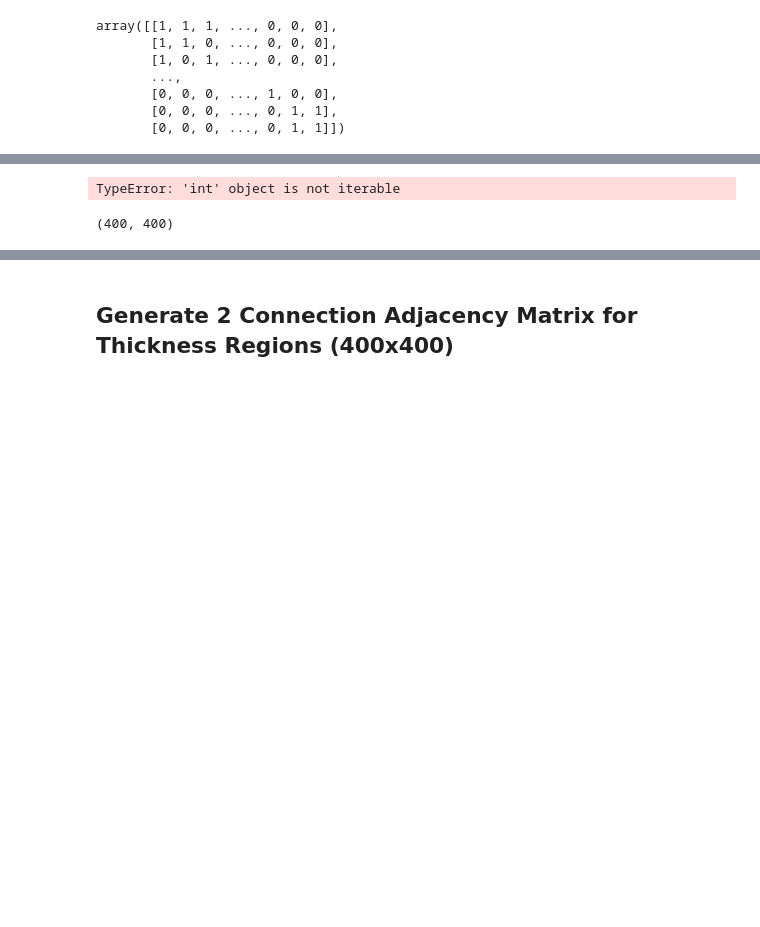
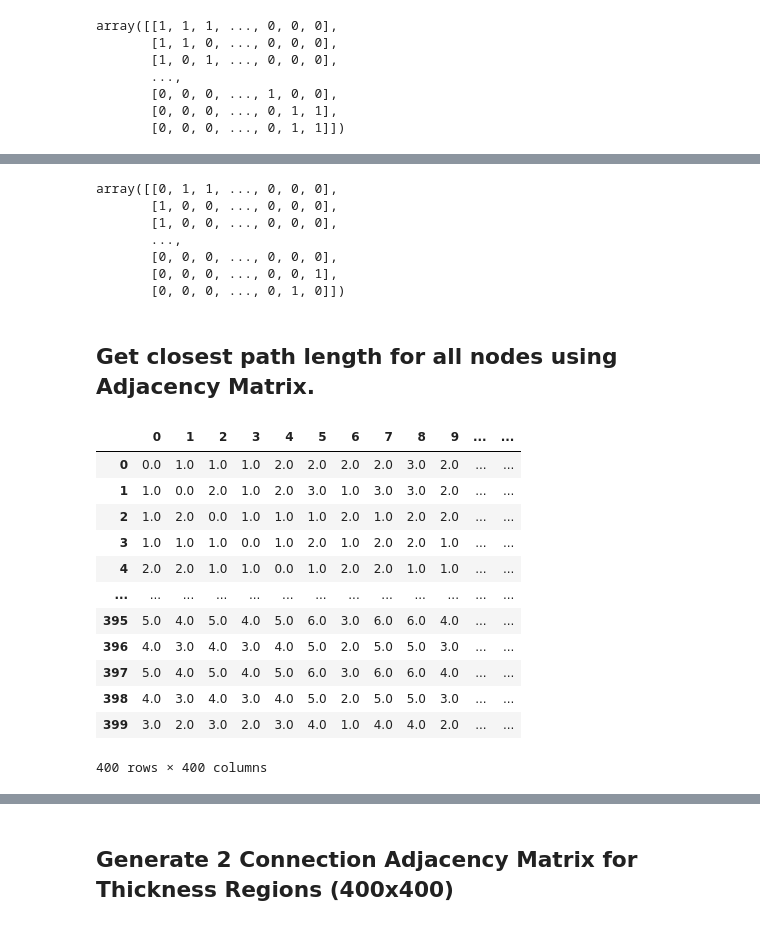
Before and after one commit to dontminchenit/mBIN, a Jupyter notebook: FTD_JupyterNotebook/Thickness_At_Pathology_Analysis/[7] Nodal Strength (Log %AO Pathology) vs Mean (Volume W-Score) At Pathology - Further Analysis (Atlas Mesh as Connection).ipynb, the cells around one changed output, grey strips where cells are left out. Saved outputs shown, nothing was run; the diff lists cells and outputs as text; code cells hidden in the pictures; blank space fills up the shorter version.

```diff
--- a/FTD_JupyterNotebook/Thickness_At_Pathology_Analysis/[7] Nodal Strength (Log %AO Pathology) vs Mean (Volume W-Score) At Pathology - Further Analysis (Atlas Mesh as Connection).ipynb
+++ b/FTD_JupyterNotebook/Thickness_At_Pathology_Analysis/[7] Nodal Strength (Log %AO Pathology) vs Mean (Volume W-Score) At Pathology - Further Analysis (Atlas Mesh as Connection).ipynb
@@ -232,10 +216,17 @@ array([[       nan, 0.16155377, 0.12980844, ..., 0.30909327, 0.39095512,
 # %%
-for i in len(range(thick_adj_matrix_1.shape[0])):
-    for j in len(range(thick_adj_matrix_1.shape[1])):
-        thick_adj_matrix_1[i, j] = 0
+for i in range(thick_adj_matrix_1.shape[0]):
+    for j in range(thick_adj_matrix_1.shape[1]):
+        if i == j:
+            thick_adj_matrix_1[i, j] = 0
-# %% [output]
-TypeError: 'int' object is not iterable
 # %%
-thick_adj_matrix_1.shape
+thick_adj_matrix_1
 # %% [output]
-(400, 400)
+array([[0, 1, 1, ..., 0, 0, 0],
+       [1, 0, 0, ..., 0, 0, 0],
+       [1, 0, 0, ..., 0, 0, 0],
+       ...,
+       [0, 0, 0, ..., 0, 0, 0],
+       [0, 0, 0, ..., 0, 0, 1],
+       [0, 0, 0, ..., 0, 1, 0]])
+# %% [markdown]
+## Get closest path length for all nodes using Adjacency Matrix.
@@ -241,0 +248,16 @@ thick_adj_matrix_1.shape
+# %%
+pd.DataFrame(thick_shortest_paths_mat)
+# %% [output]
+|  | 0 | 1 | 2 | 3 | 4 | 5 | 6 | 7 | 8 | 9 | ... | ... |
+| 0 | 0.0 | 1.0 | 1.0 | 1.0 | 2.0 | 2.0 | 2.0 | 2.0 | 3.0 | 2.0 | ... | ... |
+| 1 | 1.0 | 0.0 | 2.0 | 1.0 | 2.0 | 3.0 | 1.0 | 3.0 | 3.0 | 2.0 | ... | ... |
+| 2 | 1.0 | 2.0 | 0.0 | 1.0 | 1.0 | 1.0 | 2.0 | 1.0 | 2.0 | 2.0 | ... | ... |
+| 3 | 1.0 | 1.0 | 1.0 | 0.0 | 1.0 | 2.0 | 1.0 | 2.0 | 2.0 | 1.0 | ... | ... |
+| 4 | 2.0 | 2.0 | 1.0 | 1.0 | 0.0 | 1.0 | 2.0 | 2.0 | 1.0 | 1.0 | ... | ... |
+| ... | ... | ... | ... | ... | ... | ... | ... | ... | ... | ... | ... | ... |
+| 395 | 5.0 | 4.0 | 5.0 | 4.0 | 5.0 | 6.0 | 3.0 | 6.0 | 6.0 | 4.0 | ... | ... |
+| 396 | 4.0 | 3.0 | 4.0 | 3.0 | 4.0 | 5.0 | 2.0 | 5.0 | 5.0 | 3.0 | ... | ... |
+| 397 | 5.0 | 4.0 | 5.0 | 4.0 | 5.0 | 6.0 | 3.0 | 6.0 | 6.0 | 4.0 | ... | ... |
+| 398 | 4.0 | 3.0 | 4.0 | 3.0 | 4.0 | 5.0 | 2.0 | 5.0 | 5.0 | 3.0 | ... | ... |
+| 399 | 3.0 | 2.0 | 3.0 | 2.0 | 3.0 | 4.0 | 1.0 | 4.0 | 4.0 | 2.0 | ... | ... |
+400 rows × 400 columns
```
Also changed, not shown: parts of 23 cells of this notebook, 3 other files.
